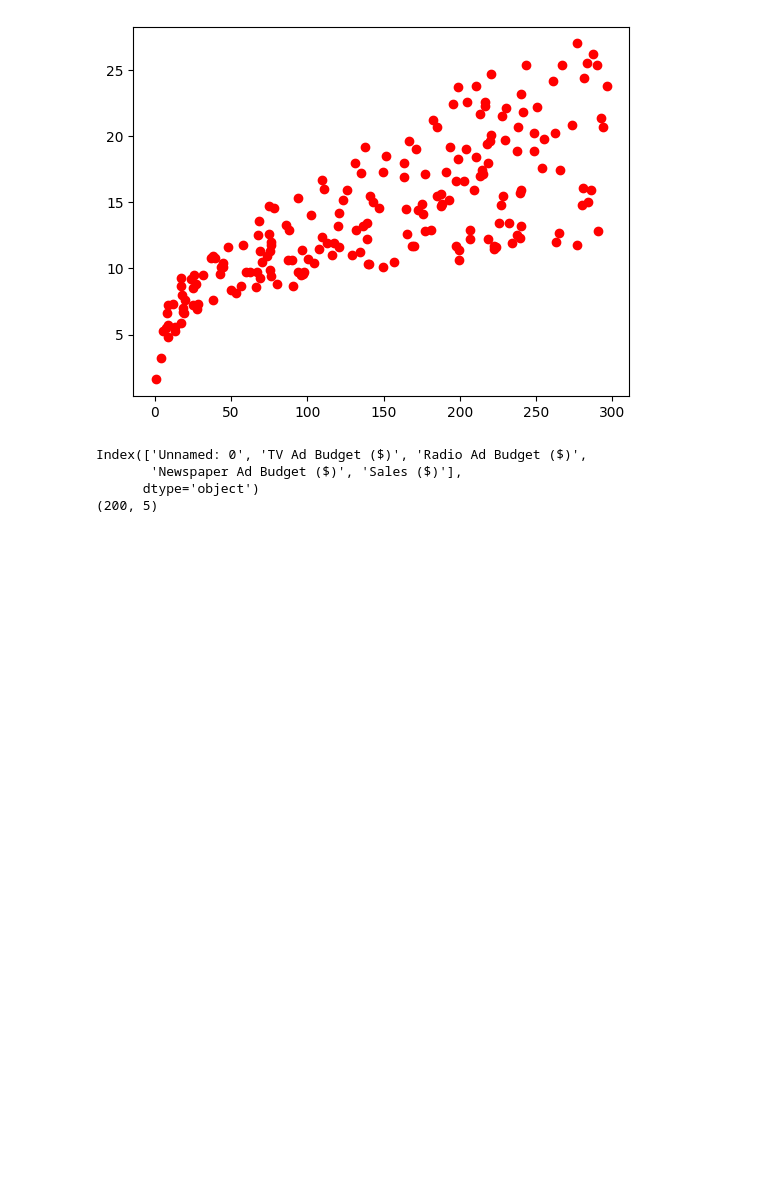
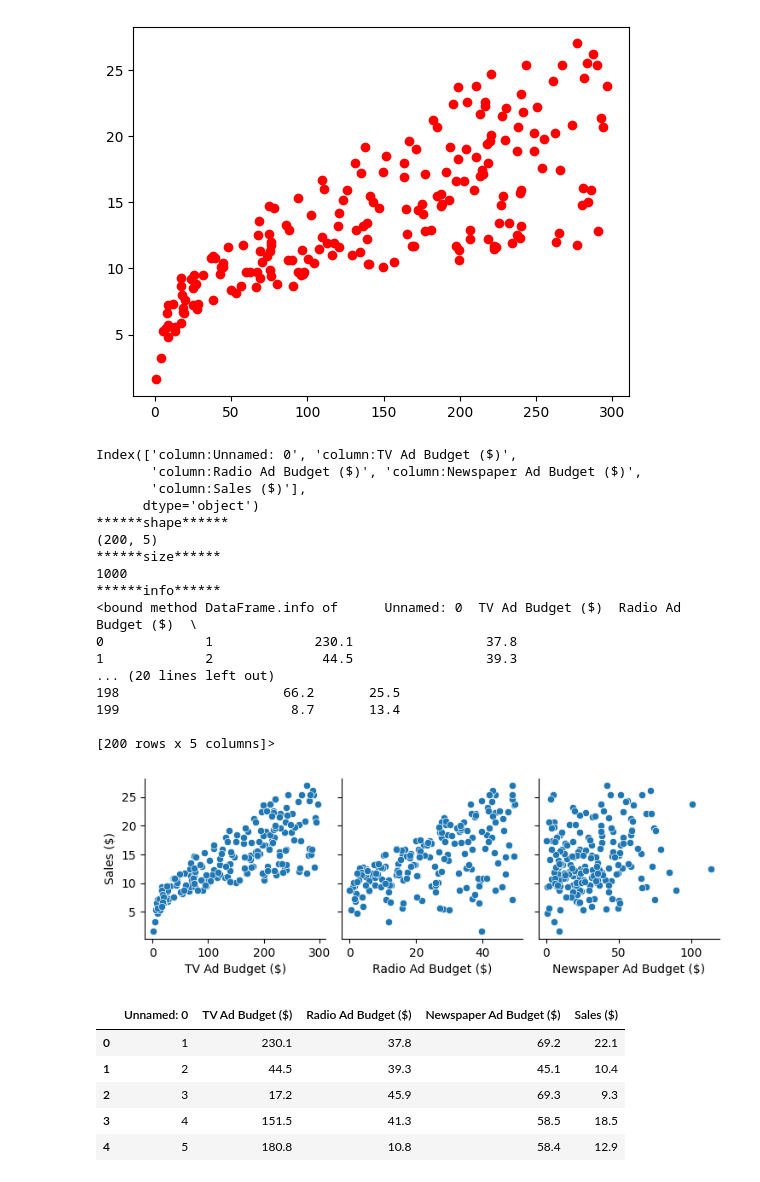
Before and after one commit to ashokaSolutions/privateSolution, a Jupyter notebook: DALastSem/first.ipynb, the cells around one changed output. Saved outputs shown, nothing was run; the diff lists cells and outputs as text; code cells hidden in the pictures; blank space fills up the shorter version.

```diff
--- a/DALastSem/first.ipynb
+++ b/DALastSem/first.ipynb
@@ -34,22 +34,54 @@ plat.scatter(x,y,color="red")
 # %%
 from PIL import Image
 import numpy as np #numerical
 import pandas as pd #patterns
 import seaborn as sns
 import statsmodels #use function(ols summary:sumrray like r2)
 import statsmodels.api as sm
 import matplotlib.pyplot as plt
 from sklearn.linear_model import LinearRegression
 from sklearn.model_selection import train_test_split #training keliye adha and testing keliye half data from total data
 from sklearn.metrics import r2_score,mean_absolute_error,mean_squared_error #model evaluation
 #------------------------------data gathering-----------------------------
 data=pd.read_csv("C:\\Users\\ahire\\OneDrive\\Desktop\\Advertising.csv")
 data.head()
 #-------------------------------EDA----------------------------------------
-print(data.columns)
+print("column:"+data.columns)
+print("******shape******")
 print(data.shape)
+print("******size******")
+print(data.size)
+print("******info******")
+print(data.info)
+#=============drop column================
+sns.pairplot(x_vars=["TV Ad Budget ($)","Radio Ad Budget ($)","Newspaper Ad Budget ($)"],y_vars="Sales ($)",data=data)
+plt.show() #to print the difference
+#=============head map===================
+#negative=they did not have any relation ship(error points)
+sns.heatmap(data.corr(),annot=True)
+data.head()
 # %% [output]
-Index(['Unnamed: 0', 'TV Ad Budget ($)', 'Radio Ad Budget ($)',
-       'Newspaper Ad Budget ($)', 'Sales ($)'],
+Index(['column:Unnamed: 0', 'column:TV Ad Budget ($)',
+       'column:Radio Ad Budget ($)', 'column:Newspaper Ad Budget ($)',
+       'column:Sales ($)'],
       dtype='object')
+******shape******
 (200, 5)
+******size******
+1000
+******info******
+<bound method DataFrame.info of      Unnamed: 0  TV Ad Budget ($)  Radio Ad Budget ($)  \
+0             1             230.1                 37.8
+1             2              44.5                 39.3
+... (20 lines left out)
+198                     66.2       25.5
+199                      8.7       13.4
+
+[200 rows x 5 columns]>
+[figure, added]
+|  | Unnamed: 0 | TV Ad Budget ($) | Radio Ad Budget ($) | Newspaper Ad Budget ($) | Sales ($) |
+| 0 | 1 | 230.1 | 37.8 | 69.2 | 22.1 |
+| 1 | 2 | 44.5 | 39.3 | 45.1 | 10.4 |
+| 2 | 3 | 17.2 | 45.9 | 69.3 | 9.3 |
+| 3 | 4 | 151.5 | 41.3 | 58.5 | 18.5 |
+| 4 | 5 | 180.8 | 10.8 | 58.4 | 12.9 |
```
Also changed, not shown: parts of 1 cell of this notebook.
